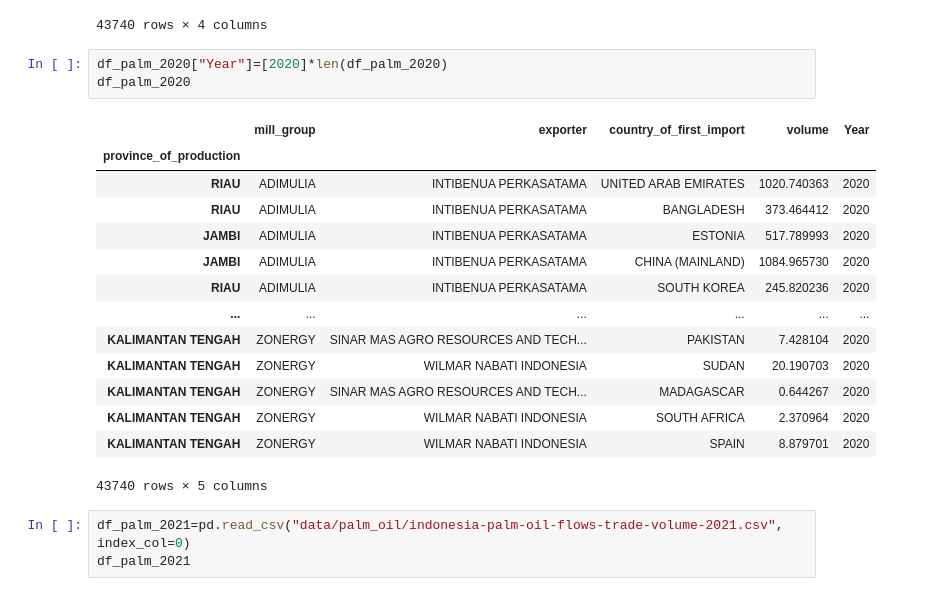
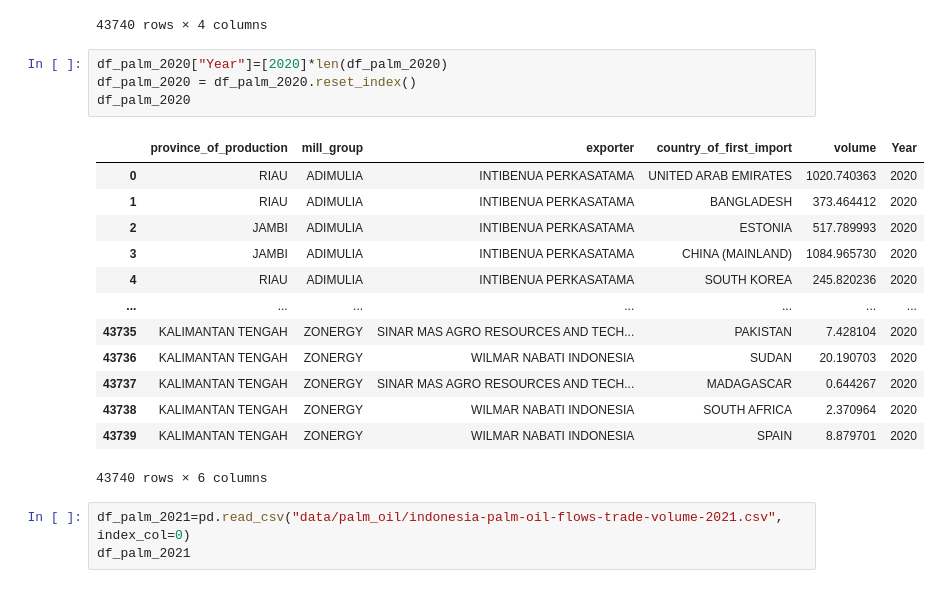
Before and after one commit to aparna2382/Capstone-Project, a Jupyter notebook: palm_oil_report.ipynb, the cells around one changed output. Cells and saved outputs as stored; diff of their text form.

```diff
--- a/palm_oil_report.ipynb
+++ b/palm_oil_report.ipynb
@@ -20,22 +20,22 @@ df_palm_2020
 43740 rows × 4 columns
 # %%
 df_palm_2020["Year"]=[2020]*len(df_palm_2020)
+df_palm_2020 = df_palm_2020.reset_index()
 df_palm_2020
 # %% [output]
-|  | mill_group | exporter | country_of_first_import | volume | Year |
-| province_of_production |  |  |  |  |  |
-| RIAU | ADIMULIA | INTIBENUA PERKASATAMA | UNITED ARAB EMIRATES | 1020.740363 | 2020 |
-| RIAU | ADIMULIA | INTIBENUA PERKASATAMA | BANGLADESH | 373.464412 | 2020 |
-| JAMBI | ADIMULIA | INTIBENUA PERKASATAMA | ESTONIA | 517.789993 | 2020 |
-| JAMBI | ADIMULIA | INTIBENUA PERKASATAMA | CHINA (MAINLAND) | 1084.965730 | 2020 |
-| RIAU | ADIMULIA | INTIBENUA PERKASATAMA | SOUTH KOREA | 245.820236 | 2020 |
-| ... | ... | ... | ... | ... | ... |
-| KALIMANTAN TENGAH | ZONERGY | SINAR MAS AGRO RESOURCES AND TECH... | PAKISTAN | 7.428104 | 2020 |
-| KALIMANTAN TENGAH | ZONERGY | WILMAR NABATI INDONESIA | SUDAN | 20.190703 | 2020 |
-| KALIMANTAN TENGAH | ZONERGY | SINAR MAS AGRO RESOURCES AND TECH... | MADAGASCAR | 0.644267 | 2020 |
-| KALIMANTAN TENGAH | ZONERGY | WILMAR NABATI INDONESIA | SOUTH AFRICA | 2.370964 | 2020 |
-| KALIMANTAN TENGAH | ZONERGY | WILMAR NABATI INDONESIA | SPAIN | 8.879701 | 2020 |
+|  | province_of_production | mill_group | exporter | country_of_first_import | volume | Year |
+| 0 | RIAU | ADIMULIA | INTIBENUA PERKASATAMA | UNITED ARAB EMIRATES | 1020.740363 | 2020 |
+| 1 | RIAU | ADIMULIA | INTIBENUA PERKASATAMA | BANGLADESH | 373.464412 | 2020 |
+| 2 | JAMBI | ADIMULIA | INTIBENUA PERKASATAMA | ESTONIA | 517.789993 | 2020 |
+| 3 | JAMBI | ADIMULIA | INTIBENUA PERKASATAMA | CHINA (MAINLAND) | 1084.965730 | 2020 |
+| 4 | RIAU | ADIMULIA | INTIBENUA PERKASATAMA | SOUTH KOREA | 245.820236 | 2020 |
+| ... | ... | ... | ... | ... | ... | ... |
+| 43735 | KALIMANTAN TENGAH | ZONERGY | SINAR MAS AGRO RESOURCES AND TECH... | PAKISTAN | 7.428104 | 2020 |
+| 43736 | KALIMANTAN TENGAH | ZONERGY | WILMAR NABATI INDONESIA | SUDAN | 20.190703 | 2020 |
+| 43737 | KALIMANTAN TENGAH | ZONERGY | SINAR MAS AGRO RESOURCES AND TECH... | MADAGASCAR | 0.644267 | 2020 |
+| 43738 | KALIMANTAN TENGAH | ZONERGY | WILMAR NABATI INDONESIA | SOUTH AFRICA | 2.370964 | 2020 |
+| 43739 | KALIMANTAN TENGAH | ZONERGY | WILMAR NABATI INDONESIA | SPAIN | 8.879701 | 2020 |
-43740 rows × 5 columns
+43740 rows × 6 columns
 # %%
 df_palm_2021=pd.read_csv("data/palm_oil/indonesia-palm-oil-flows-trade-volume-2021.csv", index_col=0)
 df_palm_2021
```
Also changed, not shown: parts of 17 cells of this notebook, 9 other files.
